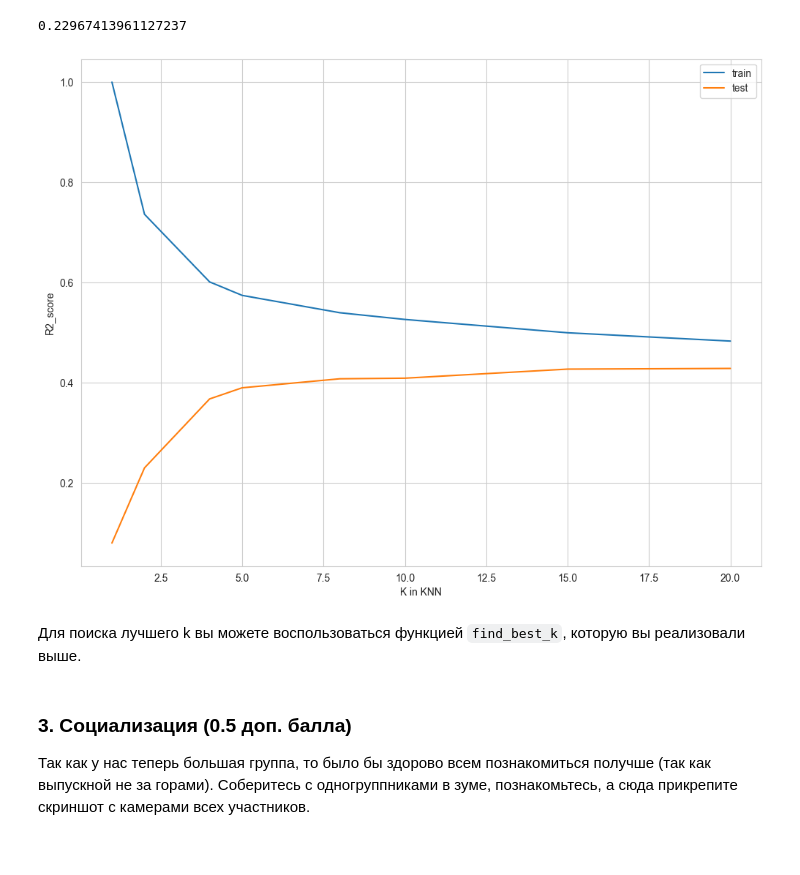
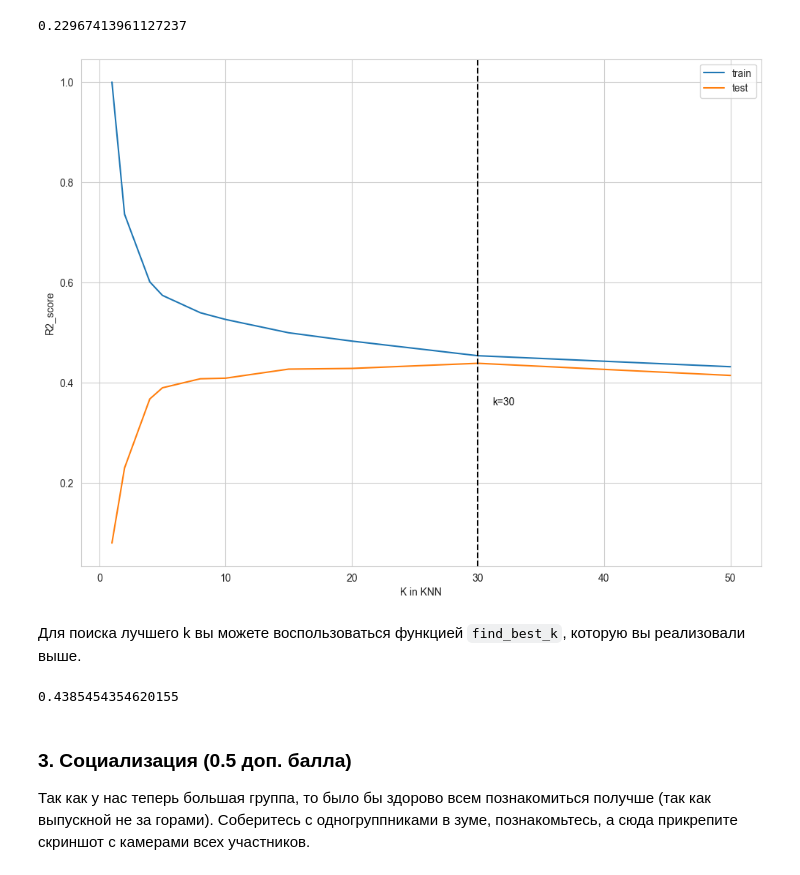
Before and after one commit to anshtompel/BI_ML_2024, a Jupyter notebook: hw1_knn/code/KNN.ipynb, the cells around one changed output. Drawn from its saved outputs; the diff is of its cells as text; code cells hidden in the pictures.

```diff
--- a/hw1_knn/code/KNN.ipynb
+++ b/hw1_knn/code/KNN.ipynb
@@ -497,39 +512,52 @@ r_squared(knn_regresion_prediction, y_test)
 # %% [output]
 0.22967413961127237
 # %%
-params = [1, 2, 4, 5, 8, 10, 15, 20]
+params = [1, 2, 4, 5, 8, 10, 15, 20, 30, 50]
 
 def find_best_k(X_train, y_train, X_test, y_test, params, metric):
     test_k = []
     train_k =[]
 
     y_train = y_train.astype(int)
     y_test = y_test.astype(int)
 
     for k in params:
         knn_classifier_find_k = KNeighborsRegressor(n_neighbors=k)
         knn_classifier_find_k.fit(X_train, y_train)
         prediction_find_k_test = knn_classifier_find_k.predict(X_test)
         test_k.append(metric(y_test, prediction_find_k_test))
 
         prediction_find_k_train = knn_classifier_find_k.predict(X_train)
         train_k.append(metric(y_train, prediction_find_k_train))
 
     return test_k, train_k
 
 test_metrics, train_metrics = find_best_k(X_train, y_train, X_test, y_test, params, r2_score)
 
+test_metrics = np.array(test_metrics)
+best_r2 = np.argmax(test_metrics)
+
 
 plt.plot(params, train_metrics, label="train")
 plt.plot(params, test_metrics, label="test")
 plt.legend()
 plt.xlabel("K in KNN")
 plt.ylabel("R2_score")
+
+best_k = params[np.argmax(test_metrics)]
+plt.axvline(params[best_r2], 0, 1, color = 'black', linestyle='--')
+plt.text(params[best_r2]+2, 0.35, f"k={best_k}", ha='center', va='bottom', color='black', fontsize = 10)
+
+
 None
 # %% [output]
-[figure, old version]
+[figure, new version]
 # %% [markdown]
 Для поиска лучшего k вы можете воспользоваться функцией `find_best_k`, которую вы реализовали выше.
+# %%
+test_metrics[np.argmax(test_metrics)]
+# %% [output]
+0.4385454354620155
 # %% [markdown]
 ### 3. Социализация (0.5 доп. балла)
 
```
Also changed, not shown: parts of 11 cells of this notebook.
